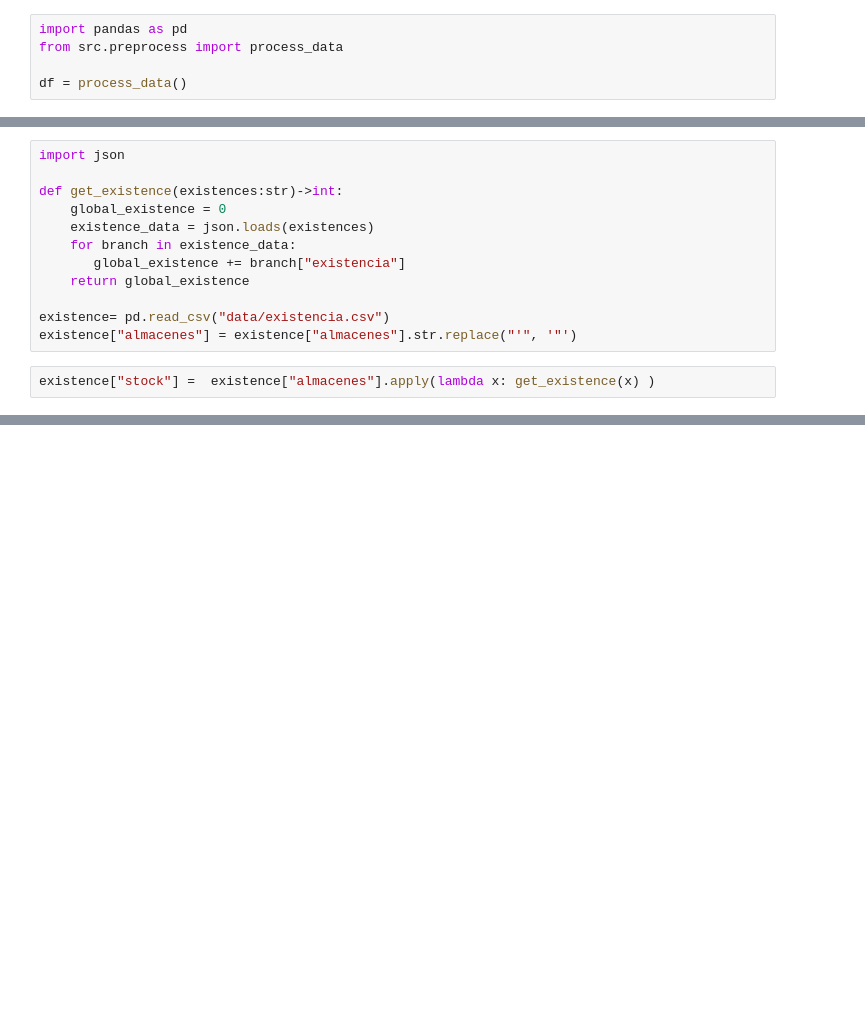
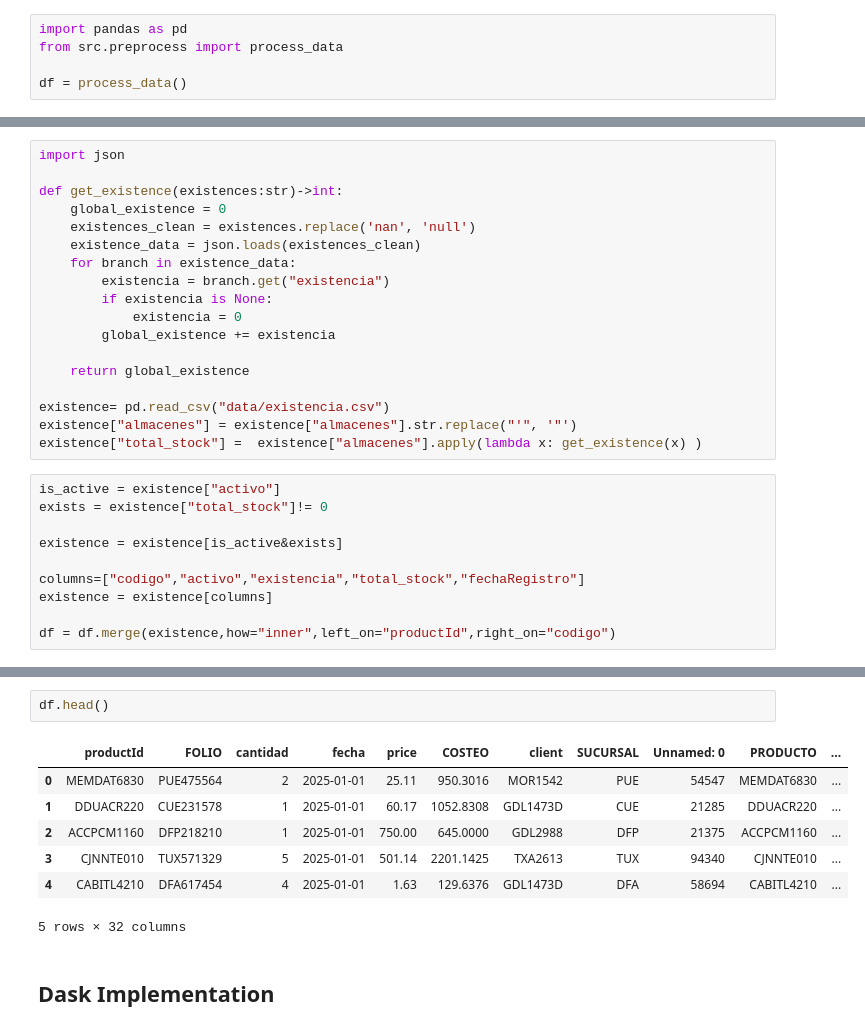
Before and after one commit to fdcir3tt/ct_dashboard, a Jupyter notebook: mock_up.ipynb, the cells around one changed output, grey strips where cells are left out. Drawn from its saved outputs; the diff is of its cells as text; blank space fills up the shorter version.

Commit message:
Adaptación de funciones de consulta con dask. Hay un bug que no permite hacer filtros dentro de la consulta.

```diff
--- a/mock_up.ipynb
+++ b/mock_up.ipynb
@@ -1148,12 +1204,26 @@ import json
 
 def get_existence(existences:str)->int:
     global_existence = 0
-    existence_data = json.loads(existences)
+    existences_clean = existences.replace('nan', 'null')
+    existence_data = json.loads(existences_clean)
     for branch in existence_data:
-       global_existence += branch["existencia"]
+        existencia = branch.get("existencia")
+        if existencia is None:
+            existencia = 0
+        global_existence += existencia
+
     return global_existence
 
 existence= pd.read_csv("data/existencia.csv")
 existence["almacenes"] = existence["almacenes"].str.replace("'", '"')
+existence["total_stock"] =  existence["almacenes"].apply(lambda x: get_existence(x) )
 # %%
-existence["stock"] =  existence["almacenes"].apply(lambda x: get_existence(x) )
+is_active = existence["activo"]
+exists = existence["total_stock"]!= 0
+
+existence = existence[is_active&exists]
+
+columns=["codigo","activo","existencia","total_stock","fechaRegistro"]
+existence = existence[columns]
+
+df = df.merge(existence,how="inner",left_on="productId",right_on="codigo")
@@ -1193,0 +1230,12 @@ existence[exists]
+# %%
+df.head()
+# %% [output]
+|  | productId | FOLIO | cantidad | fecha | price | COSTEO | client | SUCURSAL | Unnamed: 0 | PRODUCTO | ... |
+| 0 | MEMDAT6830 | PUE475564 | 2 | 2025-01-01 | 25.11 | 950.3016 | MOR1542 | PUE | 54547 | MEMDAT6830 | ... |
+| 1 | DDUACR220 | CUE231578 | 1 | 2025-01-01 | 60.17 | 1052.8308 | GDL1473D | CUE | 21285 | DDUACR220 | ... |
+| 2 | ACCPCM1160 | DFP218210 | 1 | 2025-01-01 | 750.00 | 645.0000 | GDL2988 | DFP | 21375 | ACCPCM1160 | ... |
+| 3 | CJNNTE010 | TUX571329 | 5 | 2025-01-01 | 501.14 | 2201.1425 | TXA2613 | TUX | 94340 | CJNNTE010 | ... |
+| 4 | CABITL4210 | DFA617454 | 4 | 2025-01-01 | 1.63 | 129.6376 | GDL1473D | DFA | 58694 | CABITL4210 | ... |
+5 rows × 32 columns
+# %% [markdown]
+## Dask Implementation
```
Also changed, not shown: parts of 24 cells of this notebook, 2 other files.
